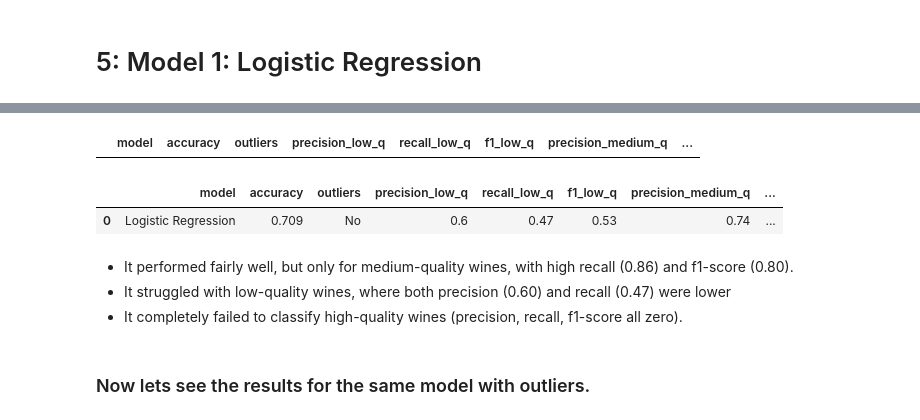
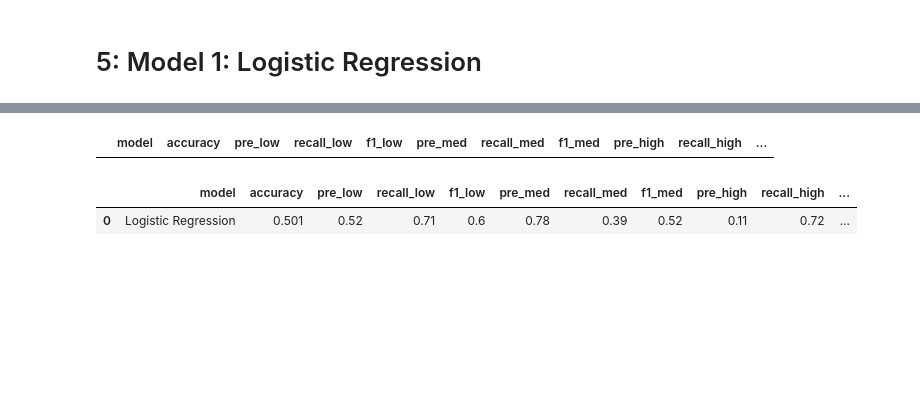
Before and after one commit to airsahin/Wine-Quality, a Jupyter notebook: wine_quality.ipynb, the cells around one changed output, grey strips where cells are left out. Saved outputs shown, nothing was run; the diff lists cells and outputs as text; code cells hidden in the pictures; blank space fills up the shorter version.

```diff
--- a/wine_quality.ipynb
+++ b/wine_quality.ipynb
@@ -1002,36 +1032,29 @@ Confusion Matrix:
 # %%
 # create an empty DataFrame to store results
 
-results = pd.DataFrame(columns=['model', 'accuracy', 'outliers', 'precision_low_q', 'recall_low_q', 'f1_low_q',
-                               'precision_medium_q', 'recall_medium_q', 'f1_medium_q', 'precision_high_q', 'recall_high_q', 'f1_high_q']).copy()
+results = pd.DataFrame(columns=['model', 'accuracy', 'pre_low', 'recall_low', 'f1_low',
+                               'pre_med', 'recall_med', 'f1_med', 'pre_high', 'recall_high', 'f1_high']).copy()
 
 
 results
 # %% [output]
-|  | model | accuracy | outliers | precision_low_q | recall_low_q | f1_low_q | precision_medium_q | ... |
+|  | model | accuracy | pre_low | recall_low | f1_low | pre_med | recall_med | f1_med | pre_high | recall_high | ... |
 # %%
 results = pd.concat([results, pd.DataFrame({
     'model': ['Logistic Regression'],
-    'accuracy': [0.709],
-    'outliers': ['No'],
-    'precision_low_q': [0.60],
-    'recall_low_q': [0.47],
-    'f1_low_q': [0.53],
-    'precision_medium_q': [0.74],
-    'recall_medium_q': [0.86],
-    'f1_medium_q': [0.80],
-    'precision_high_q': [0.00],
-    'recall_high_q': [0.00],
-    'f1_high_q': [0.00]
+    'accuracy': [0.501],
+    'pre_low': [0.52],
+    'recall_low': [0.71],
+    'f1_low': [0.60],
+    'pre_med': [0.78],
+    'recall_med': [0.39],
+    'f1_med': [0.52],
+    'pre_high': [0.11],
+    'recall_high': [0.72],
+    'f1_high': [0.20]
 })], ignore_index=True)
 
 results
 # %% [output]
-|  | model | accuracy | outliers | precision_low_q | recall_low_q | f1_low_q | precision_medium_q | ... |
-| 0 | Logistic Regression | 0.709 | No | 0.6 | 0.47 | 0.53 | 0.74 | ... |
+|  | model | accuracy | pre_low | recall_low | f1_low | pre_med | recall_med | f1_med | pre_high | recall_high | ... |
+| 0 | Logistic Regression | 0.501 | 0.52 | 0.71 | 0.6 | 0.78 | 0.39 | 0.52 | 0.11 | 0.72 | ... |
-# %% [markdown]
-*  It performed fairly well, but only for medium-quality wines, with high recall (0.86) and f1-score (0.80).
-*  It struggled with low-quality wines, where both precision (0.60) and recall (0.47) were lower
-*  It completely failed to classify high-quality wines (precision, recall, f1-score all zero).
-# %% [markdown]
-### Now lets see the results for the same model with outliers.
```
Also changed, not shown: parts of 120 cells of this notebook.
